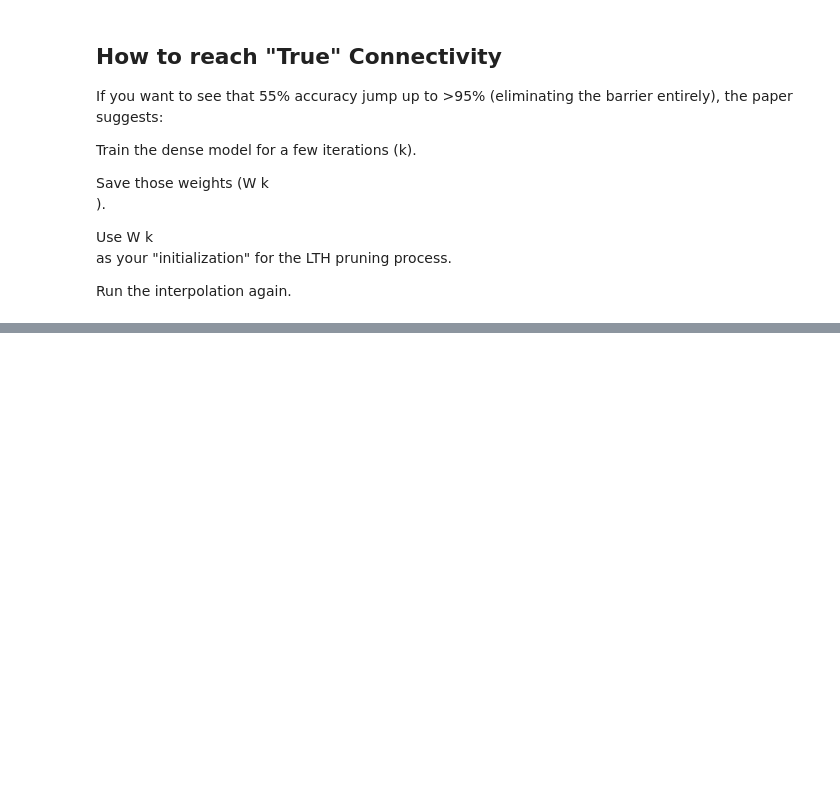
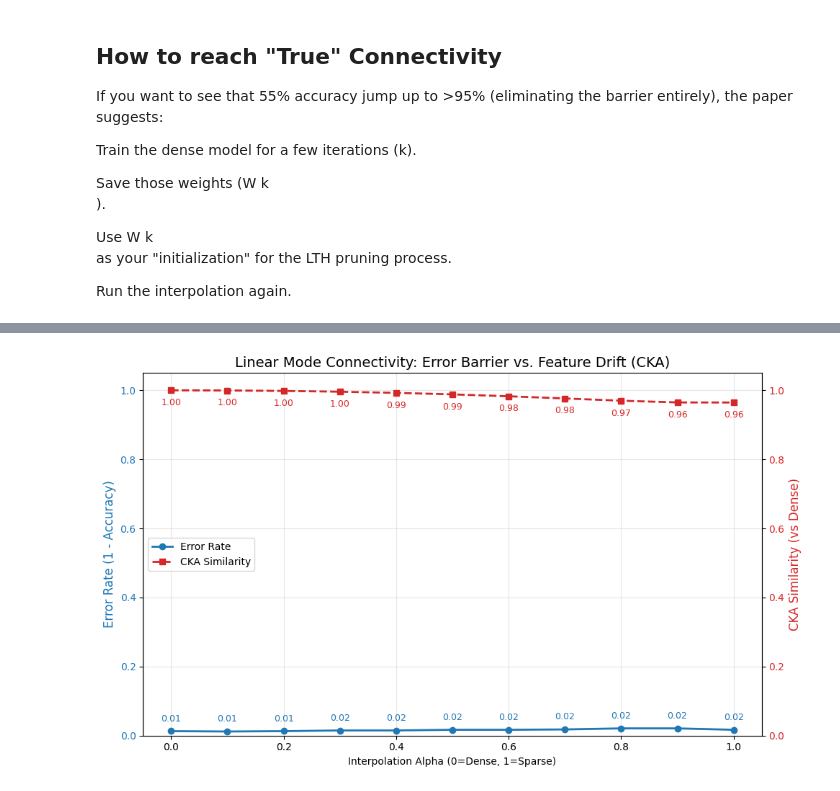
Before and after one commit to Piras2024/Compressing-Networks-with-KD-vs-LTH, a Jupyter notebook: CKA_and_LTH_dense_model_vs_sparse_model.ipynb, the cells around one changed output, grey strips where cells are left out. Drawn from its saved outputs; the diff is of its cells as text; code cells hidden in the pictures; blank space fills up the shorter version.

```diff
--- a/CKA_and_LTH_dense_model_vs_sparse_model.ipynb
+++ b/CKA_and_LTH_dense_model_vs_sparse_model.ipynb
@@ -902,0 +511,62 @@ Run the interpolation again.
+# %%
+import matplotlib.pyplot as plt
+
+# 1. Extract data (Adjust keys if you used a different structure)
+# If using the dictionary format from the last step:
+alphas = [r[0] for r in results]
+accs = [r[2] for r in results]
+errors = [1 - a for a in accs]
+ckas = [r[3] for r in results]
+
+# 2. Create the figure and the first axis (Error Rate)
+fig, ax1 = plt.subplots(figsize=(10, 6))
+
+color = 'tab:blue'
+ax1.set_xlabel('Interpolation Alpha (0=Dense, 1=Sparse)')
+ax1.set_ylabel('Error Rate (1 - Accuracy)', color=color, fontsize=12)
+ax1.plot(alphas, errors, marker='o', linestyle='-', linewidth=2, color=color, label='Error Rate')
+ax1.tick_params(axis='y', labelcolor=color)
+ax1.grid(True, alpha=0.3)
+ax1.set_ylim(0, 1.05)
+
+for x, y in zip(alphas, errors):
+    ax1.annotate(f'{y:.2f}',
+                 xy=(x, y),
+                 textcoords="offset points",
+                 xytext=(0, 10), # 10pt vertical offset
+                 ha='center',
+                 fontsize=9,
+                 color='tab:blue')
+
+# 3. Create the second axis (CKA) sharing the same x-axis
+ax2 = ax1.twinx()
+color = 'tab:red'
+ax2.set_ylabel('CKA Similarity (vs Dense)', color=color, fontsize=12)
+ax2.plot(alphas, ckas, marker='s', linestyle='--', linewidth=2, color=color, label='CKA Similarity')
+ax2.tick_params(axis='y', labelcolor=color)
+
+# Set limits for CKA (Similarity is between 0 and 1)
+ax2.set_ylim(0, 1.05)
+
+for x, y in zip(alphas, ckas):
+    ax2.annotate(f'{y:.2f}',
+                 xy=(x, y),
+                 textcoords="offset points",
+                 xytext=(0, -15), # -15pt offset to put text below the marker
+                 ha='center',
+                 fontsize=9,
+                 color='tab:red')
+
+# 4. Title and Legend
+plt.title("Linear Mode Connectivity: Error Barrier vs. Feature Drift (CKA)", fontsize=14)
+fig.tight_layout()
+
+# Add a combined legend
+lines1, labels1 = ax1.get_legend_handles_labels()
+lines2, labels2 = ax2.get_legend_handles_labels()
+ax1.legend(lines1 + lines2, labels1 + labels2, loc='center left')
+
+plt.savefig("lmc_connectivity_analysis.png")
+plt.show()
+# %% [output]
+[figure, added]
```
Also changed, not shown: parts of 26 cells of this notebook, 11 other files.
